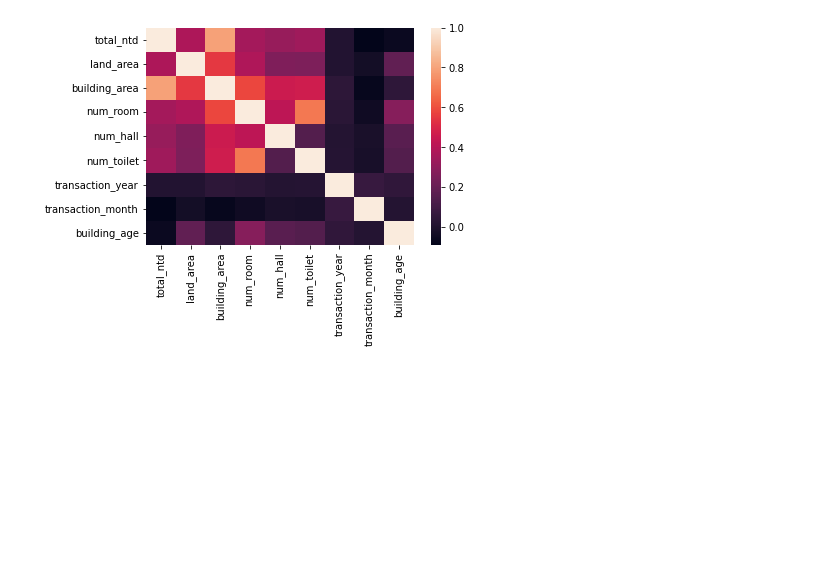
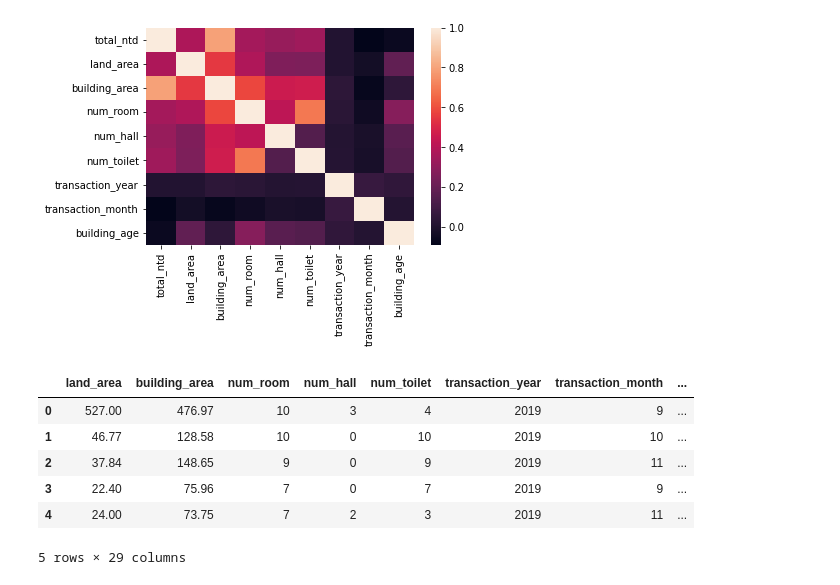
Before and after one commit to DanielCaoSilva/NotebookStuff, a Jupyter notebook: 5900dataMessAround.ipynb, the cells around one changed output. Saved outputs shown, nothing was run; the diff lists cells and outputs as text; code cells hidden in the pictures; blank space fills up the shorter version.

```diff
--- a/5900dataMessAround.ipynb
+++ b/5900dataMessAround.ipynb
@@ -41,3 +36,13 @@ sns.heatmap(data.corr())
 # %%
 dep = data[['total_ntd']]
 ind = data[['land_area','building_area','num_room','num_hall','num_toilet','building_age']]
+ind2 = pd.get_dummies(data, columns=['district','main_building_material']).drop(['total_ntd'],axis = 1)
+ind2.head()
+# %% [output]
+|  | land_area | building_area | num_room | num_hall | num_toilet | transaction_year | transaction_month | ... |
+| 0 | 527.00 | 476.97 | 10 | 3 | 4 | 2019 | 9 | ... |
+| 1 | 46.77 | 128.58 | 10 | 0 | 10 | 2019 | 10 | ... |
+| 2 | 37.84 | 148.65 | 9 | 0 | 9 | 2019 | 11 | ... |
+| 3 | 22.40 | 75.96 | 7 | 0 | 7 | 2019 | 9 | ... |
+| 4 | 24.00 | 73.75 | 7 | 2 | 3 | 2019 | 11 | ... |
+5 rows × 29 columns
```
Also changed, not shown: parts of 4 cells of this notebook.
